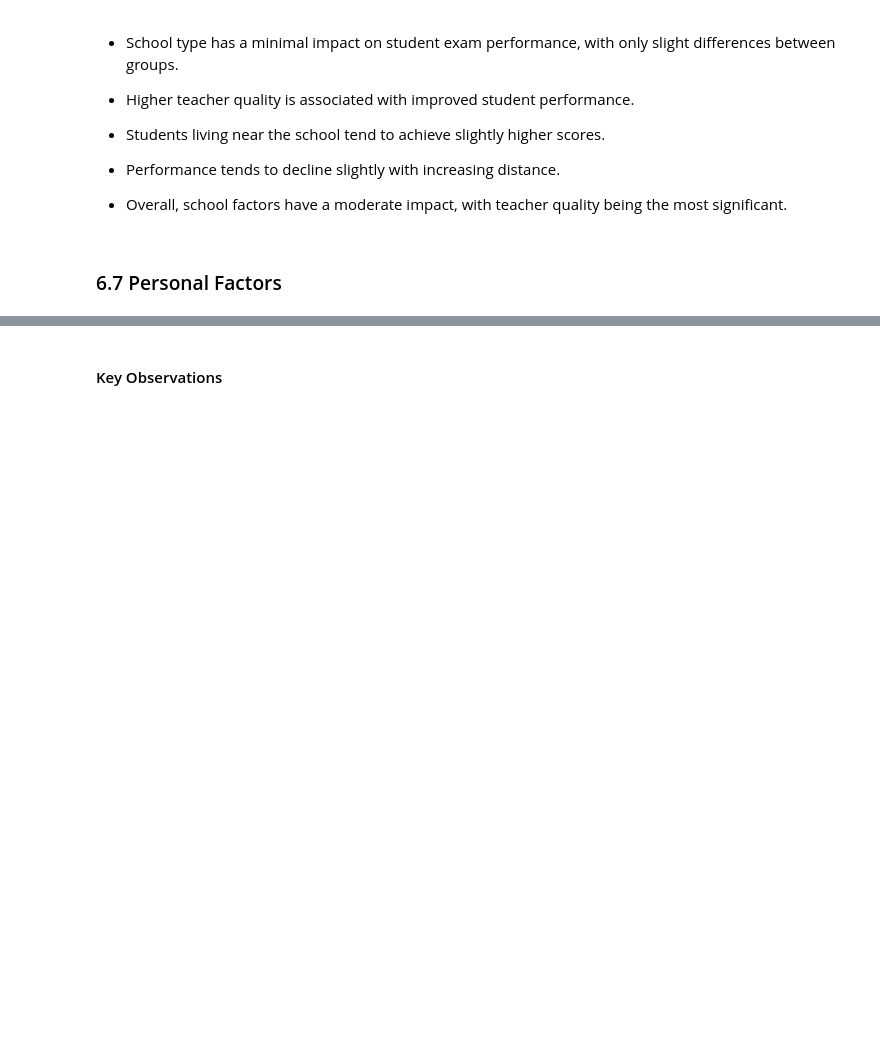
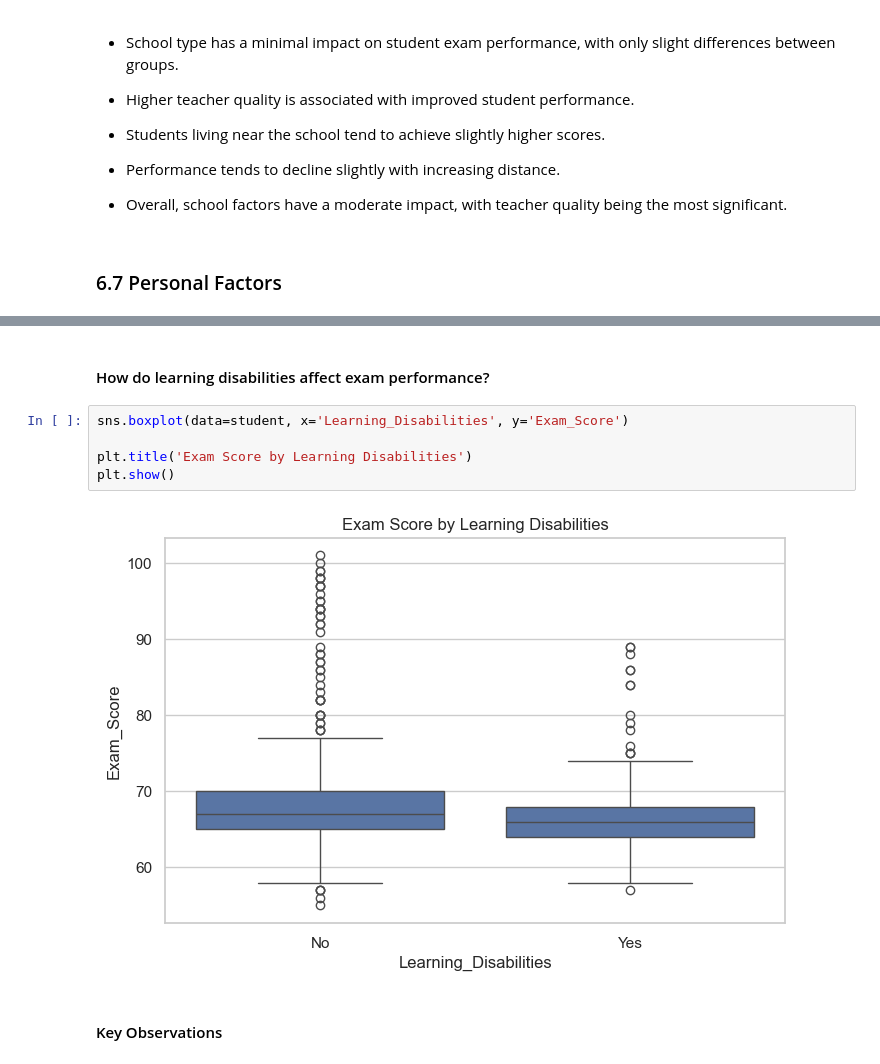
Before and after one commit to Nujud123/A-AI-Bootcamp, a Jupyter notebook: student/course2/p2_student_exam.ipynb, the cells around one changed output, grey strips where cells are left out. Saved outputs shown, nothing was run; the diff lists cells and outputs as text; blank space fills up the shorter version.

```diff
--- a/student/course2/p2_student_exam.ipynb
+++ b/student/course2/p2_student_exam.ipynb
@@ -462,2 +471,11 @@ plt.show()
+# %% [markdown]
+#### How do learning disabilities affect exam performance?
+# %%
+sns.boxplot(data=student, x='Learning_Disabilities', y='Exam_Score')
+
+plt.title('Exam Score by Learning Disabilities')
+plt.show()
+# %% [output]
+[figure, added]
 # %% [markdown]
 #### Key Observations
```
Also changed, not shown: parts of 5 cells of this notebook.
